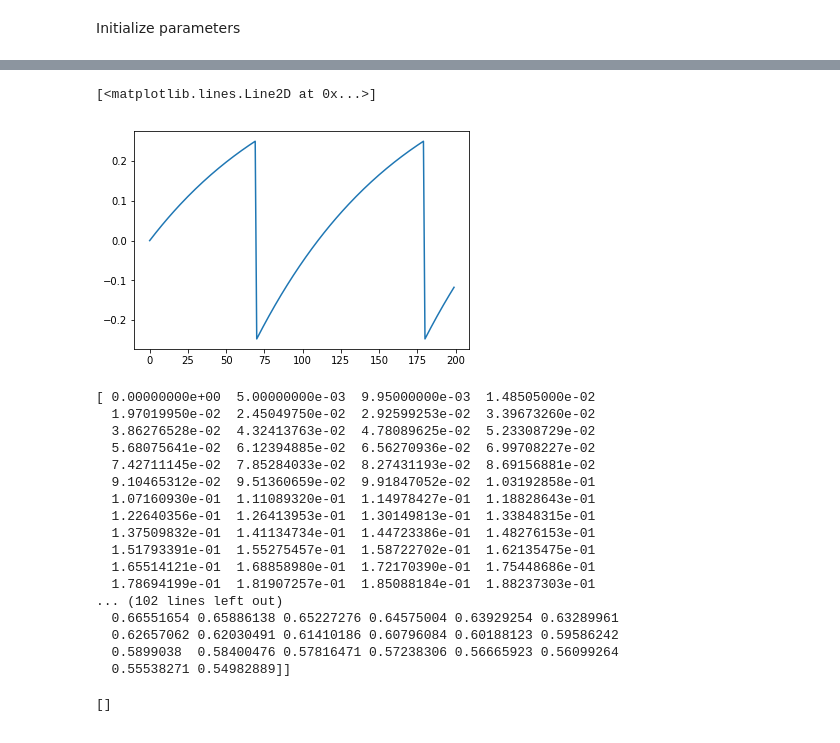
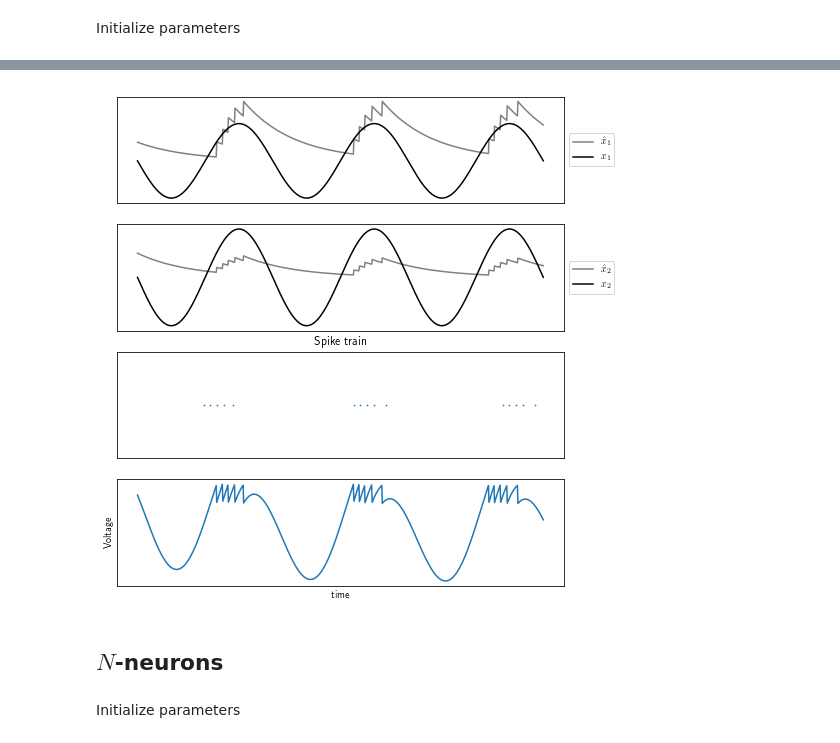
Before and after one commit to ABra1993/LisbonLab, a Jupyter notebook: CSM_2dim.ipynb, the cells around one changed output, grey strips where cells are left out. Cells and saved outputs as stored; diff of their text form; code cells hidden in the pictures.

Commit message:
2dim. input updated

```diff
--- a/CSM_2dim.ipynb
+++ b/CSM_2dim.ipynb
@@ -10,2 +8,7 @@ from scipy.ndimage.filters import gaussian_filter1d
+# %%
+def zero_to_nan(values):
+    """Replace every 0 with 'nan' and return a copy."""
+
+    return [float('nan') if x==0 else x for x in values]
 # %% [markdown]
 ## Single-neuron
@@ -50,18 +57,15 @@ print(T)
 # %%
-for t in range(1, iterations):
+def run_single():
+    for t in range(1, iterations):
 
-    # update input estimate
-    dxestdt = -x_est[:, t - 1] + o[t - 1] * D.T
-    x_est[:, t] = x_est[:, t - 1] + dt * dxestdt
+        # update input estimate
+        dxestdt = -x_est[:, t - 1] + o[t - 1] * D.T
+        x_est[:, t] = x_est[:, t - 1] + dt * dxestdt
 
-    # update voltage
-    dVdt = -voltage[t - 1] + np.dot(D, x) - np.dot(D, D) * o[t - 1]
-    voltage[t] = voltage[t - 1] + dt * dVdt
+        # update voltage
+        dVdt = -voltage[t - 1] + np.dot(D, x[:, t - 1] +  c[:, t - 1]) - np.dot(D, D) * o[t - 1]
+        voltage[t] = voltage[t - 1] + dt * dVdt
 
-        # spike when voltage exceeds threshold
-    if voltage[t] > T:
-        o[t] = 1/dt
-
-        # save spike times
-        spike.append(1)
-        t_spike.append(t)
+            # spike when voltage exceeds threshold
+        if voltage[t] > T:
+            o[t] = 1/dt
@@ -80,30 +71,0 @@ pl.xlim(0, 200)
-# %%
-pl.plot(voltage)
-# %% [output]
-[<matplotlib.lines.Line2D at 0x...>]
-[figure, removed]
-# %%
-print(voltage)
-print(x_est)
-# %% [output]
-[ 0.00000000e+00  5.00000000e-03  9.95000000e-03  1.48505000e-02
-  1.97019950e-02  2.45049750e-02  2.92599253e-02  3.39673260e-02
-  3.86276528e-02  4.32413763e-02  4.78089625e-02  5.23308729e-02
-  5.68075641e-02  6.12394885e-02  6.56270936e-02  6.99708227e-02
-  7.42711145e-02  7.85284033e-02  8.27431193e-02  8.69156881e-02
-  9.10465312e-02  9.51360659e-02  9.91847052e-02  1.03192858e-01
-  1.07160930e-01  1.11089320e-01  1.14978427e-01  1.18828643e-01
-  1.22640356e-01  1.26413953e-01  1.30149813e-01  1.33848315e-01
-  1.37509832e-01  1.41134734e-01  1.44723386e-01  1.48276153e-01
-  1.51793391e-01  1.55275457e-01  1.58722702e-01  1.62135475e-01
-  1.65514121e-01  1.68858980e-01  1.72170390e-01  1.75448686e-01
-  1.78694199e-01  1.81907257e-01  1.85088184e-01  1.88237303e-01
-... (102 lines left out)
-  0.66551654 0.65886138 0.65227276 0.64575004 0.63929254 0.63289961
-  0.62657062 0.62030491 0.61410186 0.60796084 0.60188123 0.59586242
-  0.5899038  0.58400476 0.57816471 0.57238306 0.56665923 0.56099264
-  0.55538271 0.54982889]]
-# %%
-print(t_spike)
-# %% [output]
-[]
@@ -109,0 +114,18 @@ print(t_spike)
+# %%
+d = 2
+iterations = 800
+dt = 0.01
+weight_x1 = 0.4
+weight_x2 = 0.1
+cycles = 3
+
+t, voltage, x_est, o, D, T = initialize_params_single(d, iterations, dt, weight_x1, weight_x2)
+c, x = TVS_single(cycles)
+run_single()
+plot_single()
+# %% [output]
+[figure, added]
+# %% [markdown]
+## $\textit{N}$-neurons
+# %% [markdown]
+Initialize parameters
```
Also changed, not shown: parts of 13 cells of this notebook, 2 other files.
